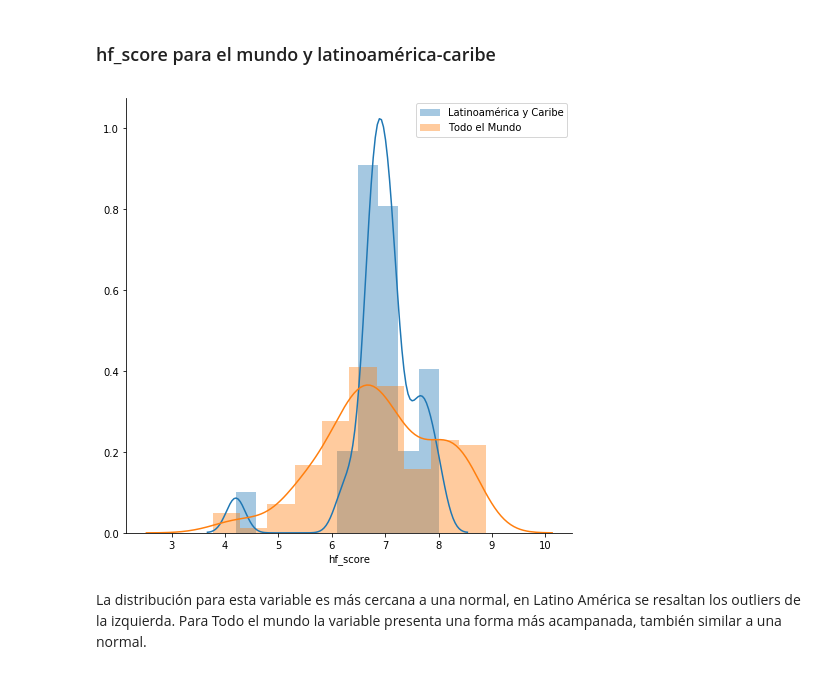
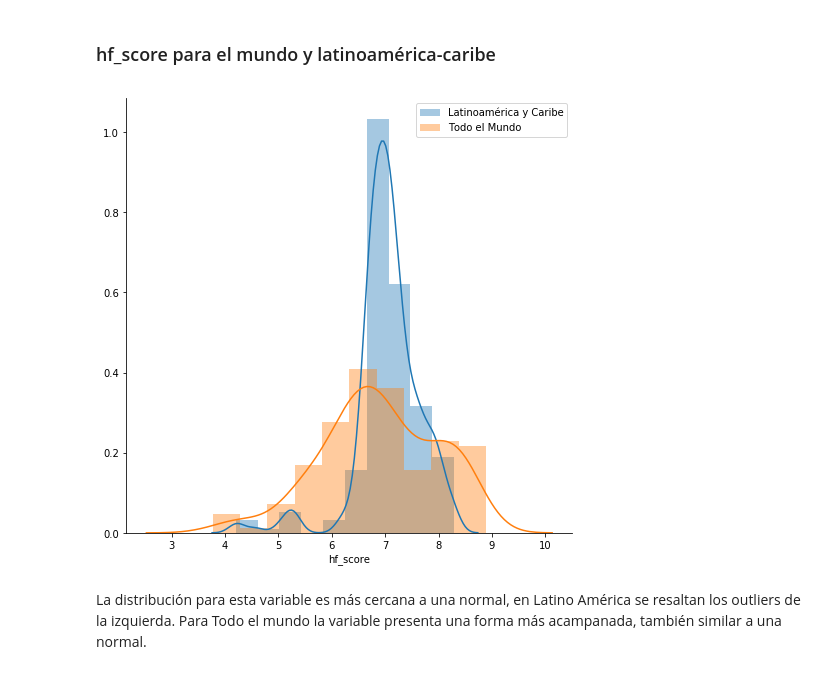
Before and after one commit to kevinsen/diplodatos-ayv-1, a Jupyter notebook: FINAL.ipynb, the cells around one changed output. Saved outputs shown, nothing was run; the diff lists cells and outputs as text; code cells hidden in the pictures.

```diff
--- a/FINAL.ipynb
+++ b/FINAL.ipynb
@@ -558,12 +565,15 @@ seaborn.despine()
 ### hf_score para el mundo y latinoamérica-caribe
 # %%
 plt.figure(figsize=(8,8))
-seaborn.distplot(latamdataset['hf_score'].dropna(),bins=10, label='Latinoamérica y Caribe')
+#mz++ latamdataset no existe, lo reemplazo dataset_latam
+#seaborn.distplot(latamdataset['hf_score'].dropna(),bins=10, label='Latinoamérica y Caribe')
+seaborn.distplot(dataset_latam['hf_score'].dropna(),bins=10, label='Latinoamérica y Caribe')
+#mz--
 seaborn.distplot(ydataset['hf_score'].dropna(),bins=10, label='Todo el Mundo')
 plt.legend(bbox_to_anchor=(1, 1))
 seaborn.despine()
 # %% [output]
-[figure, old version]
+[figure, new version]
 # %% [markdown]
 La distribución para esta variable es más cercana a una normal, en Latino América se resaltan los outliers de la izquierda. Para Todo el mundo la variable presenta una forma más acampanada, también similar a una normal.
 # %% [markdown]
```
Also changed, not shown: parts of 33 cells of this notebook.
